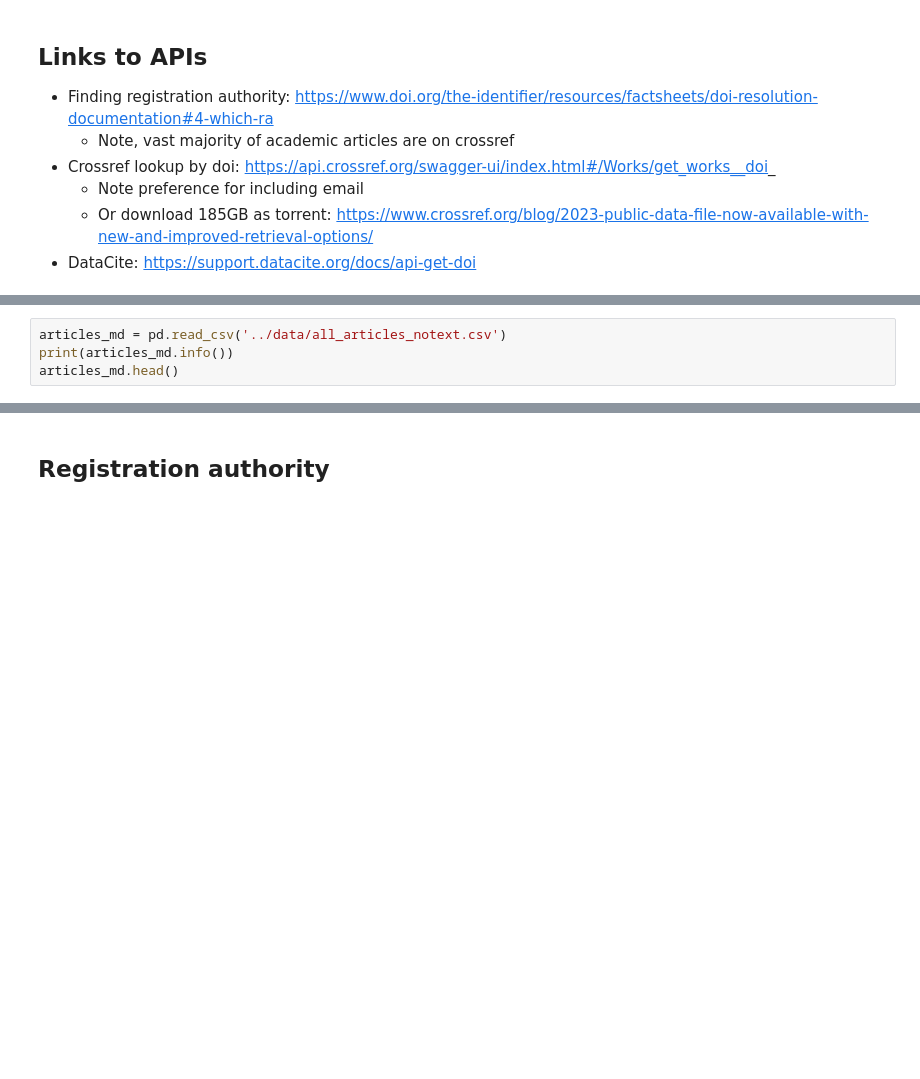
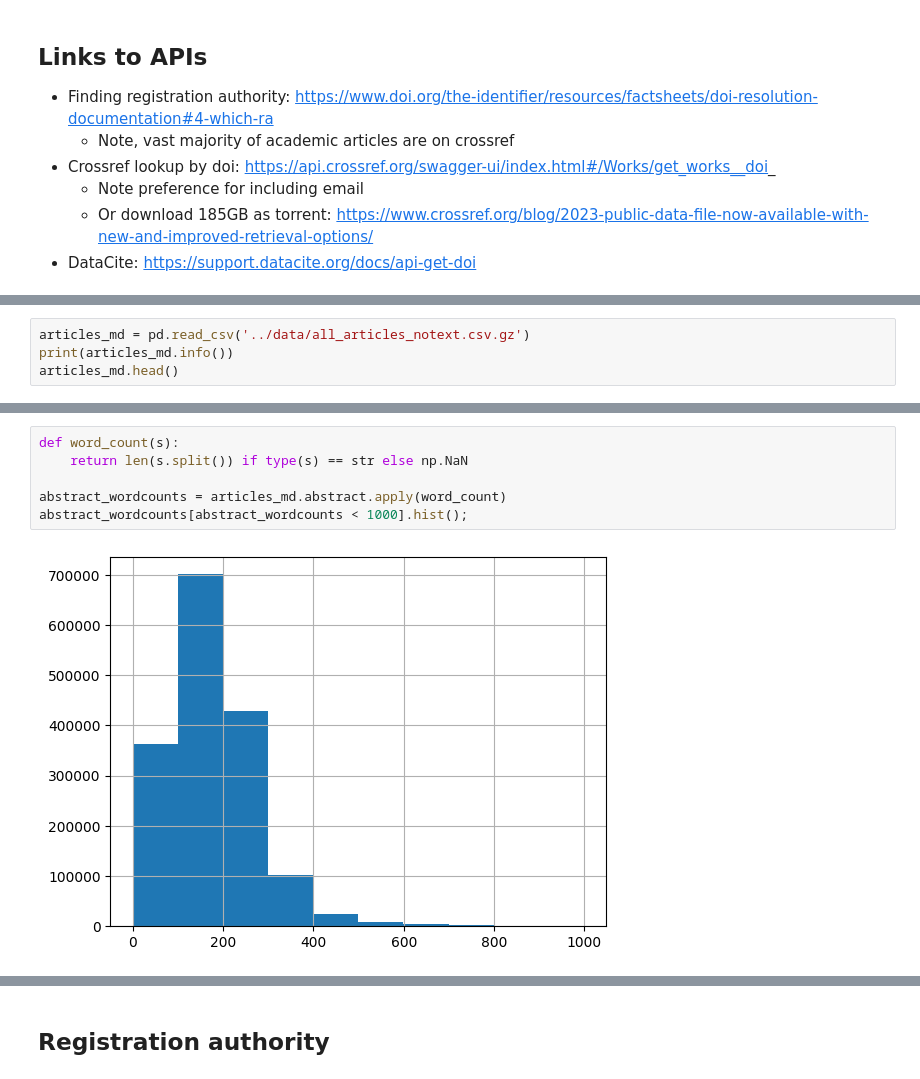
Before and after one commit to msc2106/QualAbstracts, a Jupyter notebook: notebooks/data_wrangling.ipynb, the cells around one changed output, grey strips where cells are left out. Cells and saved outputs as stored; diff of their text form; blank space fills up the shorter version.

Commit message:
data wrangling - abstract word counts

```diff
--- a/notebooks/data_wrangling.ipynb
+++ b/notebooks/data_wrangling.ipynb
@@ -29,5 +31,5 @@ Working directory:  c:\Users\marks\coding\QualAbstracts\notebooks
 # %%
-articles_md = pd.read_csv('../data/all_articles_notext.csv')
+articles_md = pd.read_csv('../data/all_articles_notext.csv.gz')
 print(articles_md.info())
 articles_md.head()
 # %% [output]
@@ -57,0 +94,8 @@ articles_md.drop_duplicates(subset=['doi'], inplace=True)
+# %%
+def word_count(s):
+    return len(s.split()) if type(s) == str else np.NaN
+
+abstract_wordcounts = articles_md.abstract.apply(word_count)
+abstract_wordcounts[abstract_wordcounts < 1000].hist();
+# %% [output]
+[figure, added]
```
Also changed, not shown: parts of 17 cells of this notebook.
